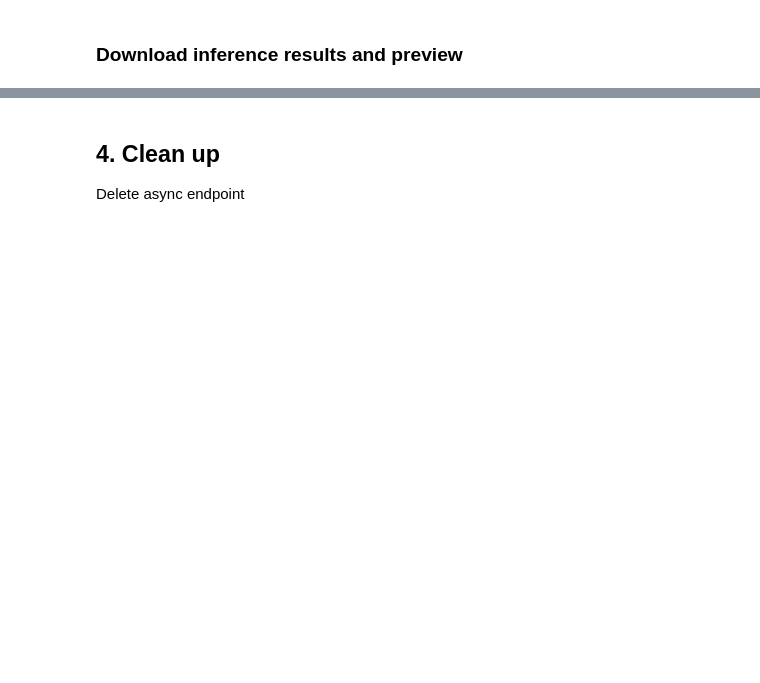
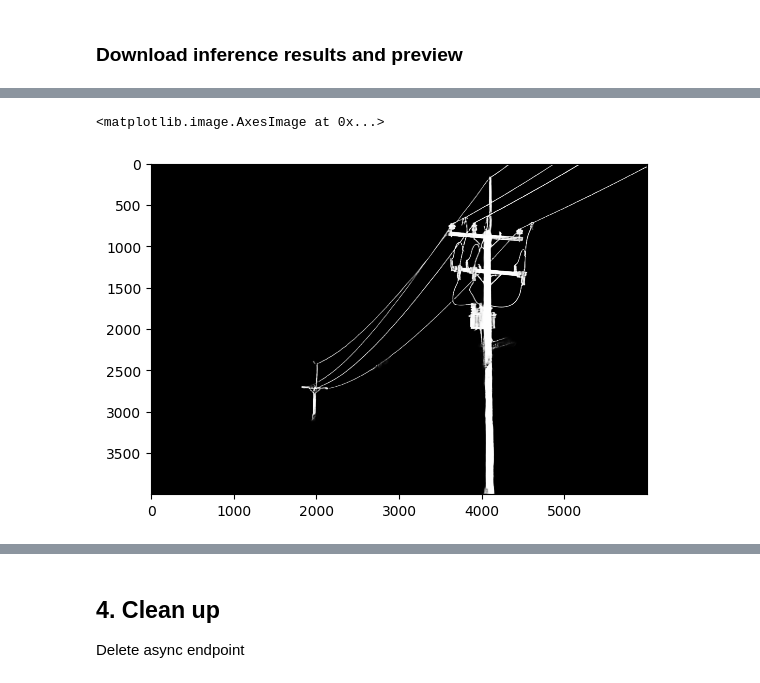
Before and after one commit to dalacan/amazon-sagemaker-dis-background-removal, a Jupyter notebook: dis-background-removal-sagemaker.ipynb, the cells around one changed output, grey strips where cells are left out. Drawn from its saved outputs; the diff is of its cells as text; code cells hidden in the pictures; blank space fills up the shorter version.

```diff
--- a/dis-background-removal-sagemaker.ipynb
+++ b/dis-background-removal-sagemaker.ipynb
@@ -379,0 +376,5 @@ pil_mask
+# %%
+plt.imshow(payload, cmap='gray')
+# %% [output]
+<matplotlib.image.AxesImage at 0x...>
+[figure, added]
```
Also changed, not shown: parts of 19 cells of this notebook.
